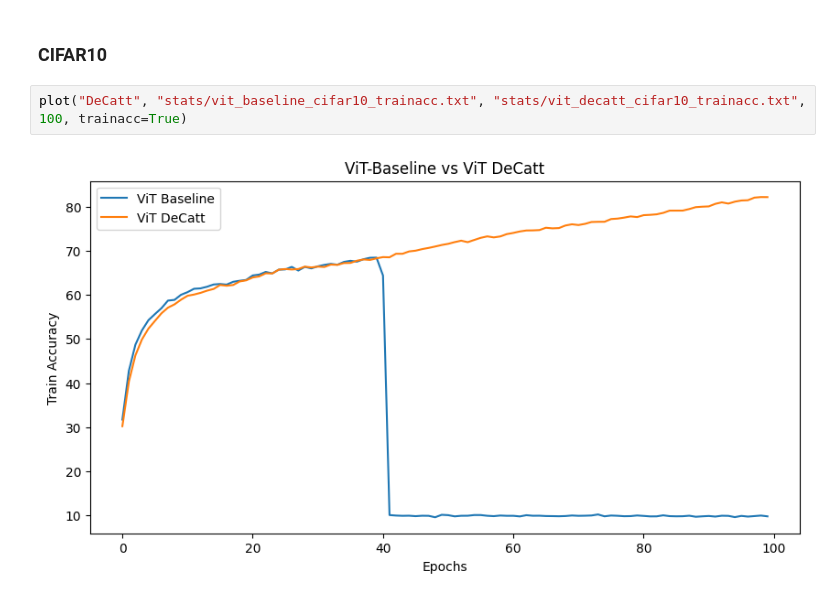
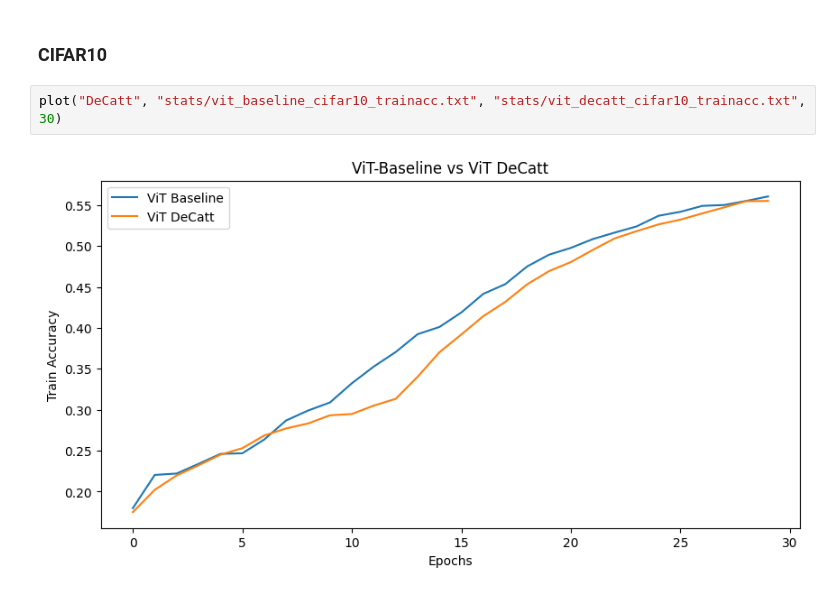
Before and after one commit to SamruddhiLahoti/ViTTrainingOptimizations, a Jupyter notebook: vit-inference.ipynb, the cells around one changed output. Drawn from its saved outputs; the diff is of its cells as text.

```diff
--- a/vit-inference.ipynb
+++ b/vit-inference.ipynb
@@ -27,6 +27,6 @@ def plot(optimization, baseline_stats, optimization_stats, max_epochs):
 # %% [markdown]
 ### CIFAR10
 # %%
-plot("DeCatt", "stats/vit_baseline_cifar10_trainacc.txt", "stats/vit_decatt_cifar10_trainacc.txt", 100, trainacc=True)
+plot("DeCatt", "stats/vit_baseline_cifar10_trainacc.txt", "stats/vit_decatt_cifar10_trainacc.txt", 30)
 # %% [output]
-[figure, old version]
+[figure, new version]
```
Also changed, not shown: parts of 3 cells of this notebook, 13 other files.
